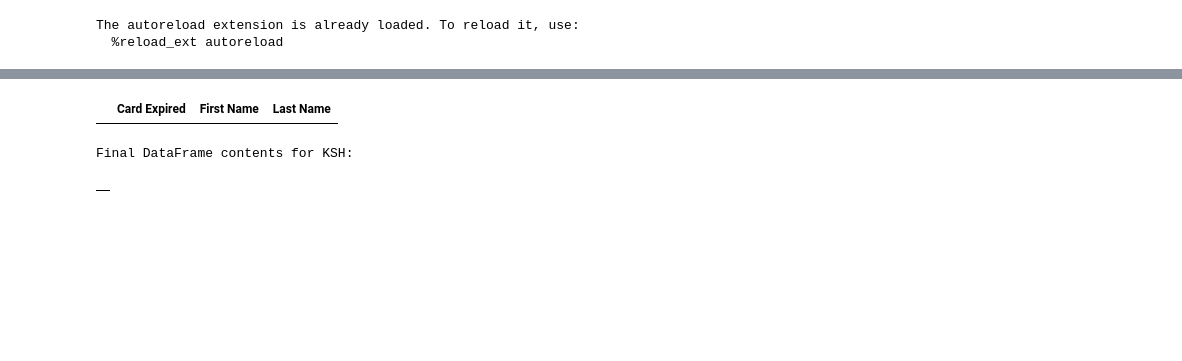
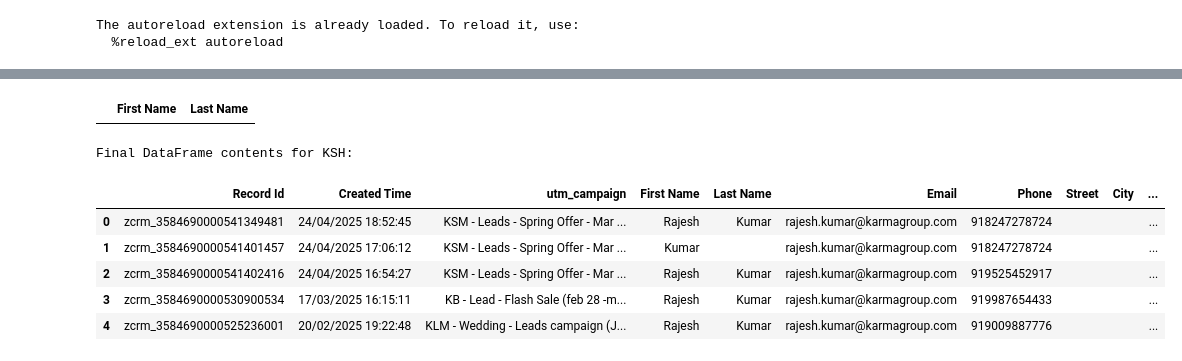
Before and after one commit to fajarfat1195/python.github.io, a Jupyter notebook: zoho_data_app/zoho_api/sync_module/fb_ads_wedding.ipynb, the cells around one changed output, grey strips where cells are left out. Saved outputs shown, nothing was run; the diff lists cells and outputs as text; code cells hidden in the pictures; blank space fills up the shorter version.

```diff
--- a/zoho_data_app/zoho_api/sync_module/fb_ads_wedding.ipynb
+++ b/zoho_data_app/zoho_api/sync_module/fb_ads_wedding.ipynb
@@ -31,7 +31,7 @@ gc = gspread.oauth(
 )
 
 SHEET_ID = '1ZlVGiUYy6mg8R72l2v6VsuApNTvezCTpYDT2JZCXXhs'
-SHEET_NAME_KLOM = 'test'
+SHEET_NAME_KLOM = 'KLOM Wedding Brochure'
 SHEET_NAME_KSH = 'KSH Wedding Brochure'
 
 
@@ -205,25 +278,12 @@ try:
         if not rows_klom:
             print(f"No data found in sheet '{SHEET_NAME_KLOM}' or it lacks a header row.")
             # Define expected columns for an empty DataFrame if needed downstream
-            df_live_klom = pd.DataFrame(columns=['Card Expired', 'First Name', 'Last Name'])
+            df_live_klom = pd.DataFrame(columns=['First Name', 'Last Name'])
         else:
             # Create DataFrame from the rows
             df_live_klom = pd.DataFrame(rows_klom)
 
             # --- Process columns for KLOM only if they exist ---
-
-            # Process 'Card Expired' for KLOM
-            if 'Card Expired' in df_live_klom.columns:
-                # Convert 'Card Expired' to datetime, handling potential errors
-                df_live_klom['Card Expired'] = pd.to_datetime(
-                    df_live_klom['Card Expired'],
-                    dayfirst=True,
-                    errors='coerce' # Convert unparseable dates to NaT (Not a Time)
-                )
-                # Format back to string, handling NaT values gracefully
-                df_live_klom['Card Expired'] = df_live_klom['Card Expired'].dt.strftime('%d/%m/%Y').fillna('') # Replace NaT with empty string
-            else:
-                print("Warning (KLOM): Column 'Card Expired' not found in the sheet.")
 
             # Process 'First Name' for KLOM
             if 'First Name' in df_live_klom.columns:
@@ -241,7 +301,7 @@ try:
         print(f"An error occurred while accessing or processing KLOM sheet: {e_klom}")
         # Ensure df_live_klom is an empty DataFrame in case of error during processing
         if not isinstance(df_live_klom, pd.DataFrame) or df_live_klom.empty:
-            df_live_klom = pd.DataFrame(columns=['Card Expired', 'First Name', 'Last Name']) # Or just pd.DataFrame()
+            df_live_klom = pd.DataFrame(columns=['First Name', 'Last Name']) # Or just pd.DataFrame()
         print("KLOM DataFrame might be empty or partially processed due to the error.")
 
     # --- Process KSH Sheet ---
@@ -278,7 +338,7 @@ try:
 except Exception as e_overall:
     print(f"An overall error occurred: {e_overall}")
     # Ensure both DataFrames are empty in case of a fundamental error
-    df_live_klom = pd.DataFrame(columns=['Card Expired', 'First Name', 'Last Name'])
+    df_live_klom = pd.DataFrame(columns=['First Name', 'Last Name'])
     df_live_ksh = pd.DataFrame()
     print("Both DataFrames might be empty due to the overall error.")
 
@@ -300,8 +360,13 @@ No data found in sheet 'KSH Wedding Brochure' or it lacks a header row.
 
 Final DataFrame contents for KLOM:
-|  | Card Expired | First Name | Last Name |
+|  | First Name | Last Name |
 Final DataFrame contents for KSH:
-|  |
+|  | Record Id | Created Time | utm_campaign | First Name | Last Name | Email | Phone | Street | City | ... |
+| 0 | zcrm_3584690000541349481 | 24/04/2025 18:52:45 | KSM - Leads - Spring Offer - Mar ... | Rajesh | Kumar | rajesh.kumar@karmagroup.com | 918247278724 |  |  | ... |
+| 1 | zcrm_3584690000541401457 | 24/04/2025 17:06:12 | KSM - Leads - Spring Offer - Mar ... | Kumar |  | rajesh.kumar@karmagroup.com | 918247278724 |  |  | ... |
+| 2 | zcrm_3584690000541402416 | 24/04/2025 16:54:27 | KSM - Leads - Spring Offer - Mar ... | Rajesh | Kumar | rajesh.kumar@karmagroup.com | 919525452917 |  |  | ... |
+| 3 | zcrm_3584690000530900534 | 17/03/2025 16:15:11 | KB - Lead - Flash Sale (feb 28 -m... | Rajesh | Kumar | rajesh.kumar@karmagroup.com | 919987654433 |  |  | ... |
+| 4 | zcrm_3584690000525236001 | 20/02/2025 19:22:48 | KLM - Wedding - Leads campaign (J... | Rajesh | Kumar | rajesh.kumar@karmagroup.com | 919009887776 |  |  | ... |
 # %%
 if not df_live_klom.empty:
     df_update_klom = df_klom.loc[~df_klom['id'].isin(df_live_klom['Record Id'])].copy()
```
Also changed, not shown: parts of 10 cells of this notebook, 3 other files.
